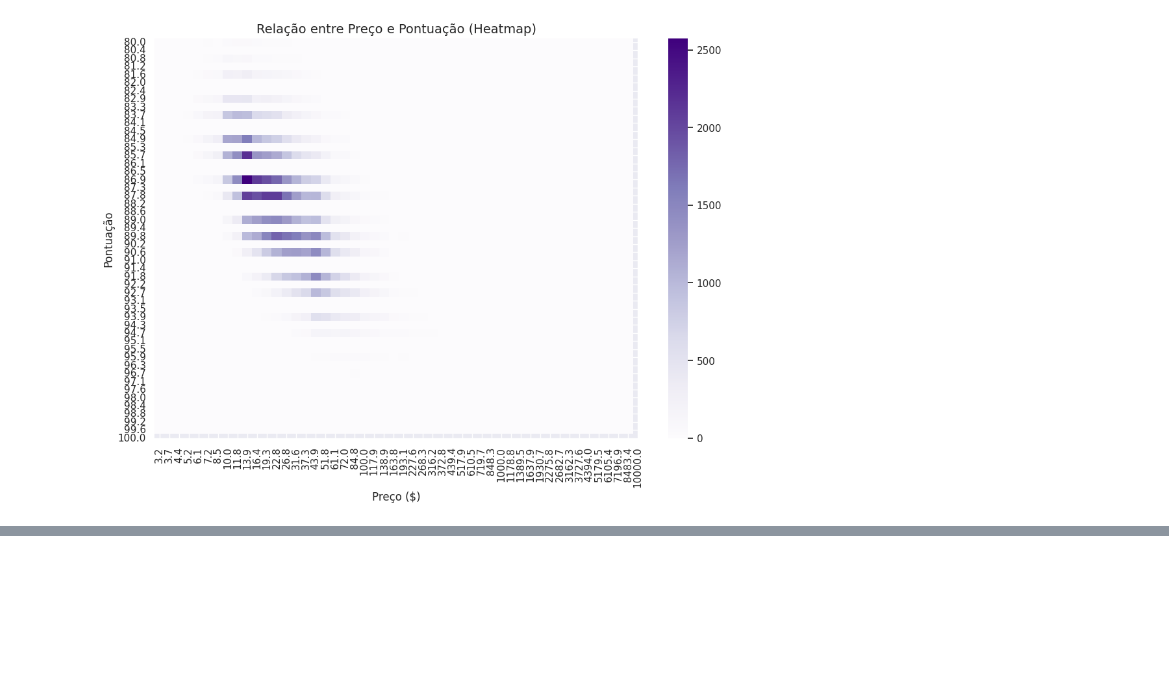
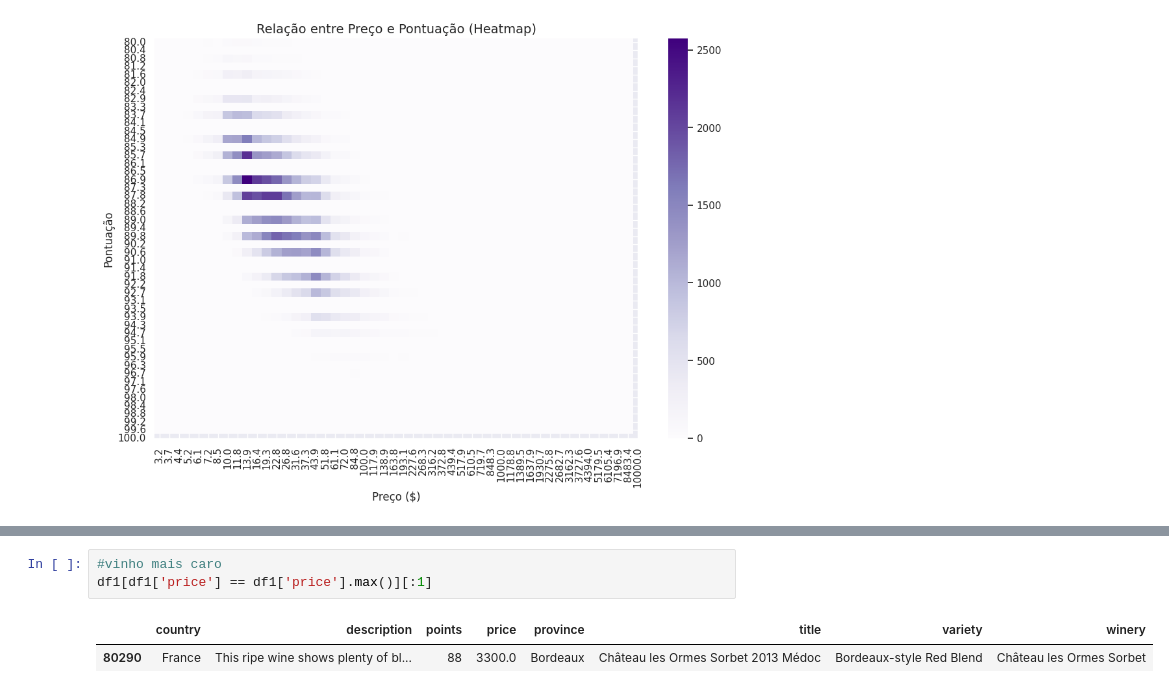
Before and after one commit to Niltonguerra/mineracaoDeDados6Semestre, a Jupyter notebook: Nilton_Dionisio_Guerra_P1.ipynb, the cells around one changed output, grey strips where cells are left out. Saved outputs shown, nothing was run; the diff lists cells and outputs as text; blank space fills up the shorter version.

```diff
--- a/Nilton_Dionisio_Guerra_P1.ipynb
+++ b/Nilton_Dionisio_Guerra_P1.ipynb
@@ -397,0 +404,6 @@ plt.show()
+# %%
+#vinho mais caro
+df1[df1['price'] == df1['price'].max()][:1]
+# %% [output]
+|  | country | description | points | price | province | title | variety | winery |
+| 80290 | France | This ripe wine shows plenty of bl... | 88 | 3300.0 | Bordeaux | Château les Ormes Sorbet 2013 Médoc | Bordeaux-style Red Blend | Château les Ormes Sorbet |
```
Also changed, not shown: parts of 2 cells of this notebook.
